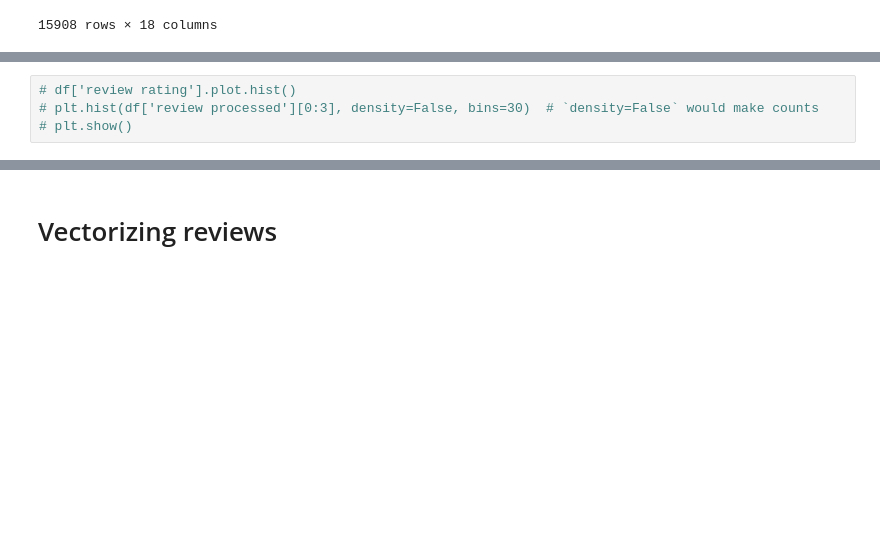
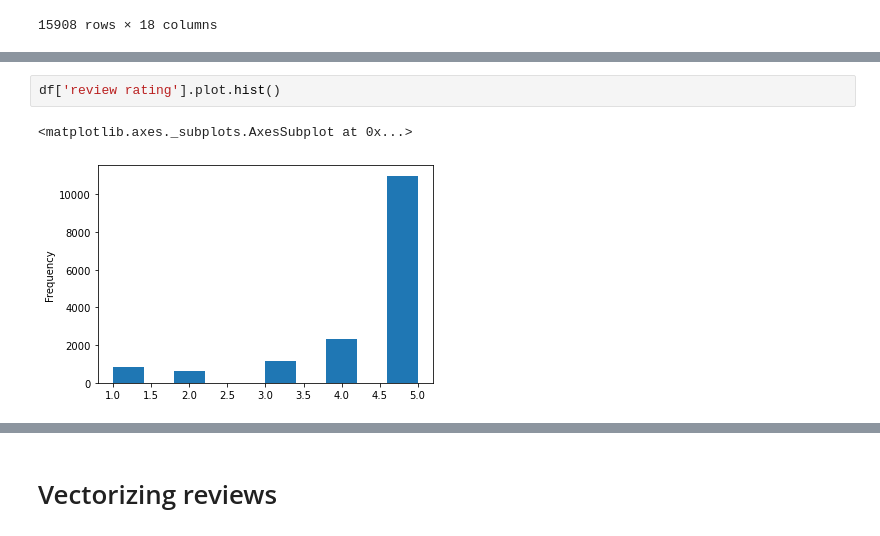
Before and after one commit to JGomez89/Project3-textmining-linearregression, a Jupyter notebook: Technique_1&2.ipynb, the cells around one changed output, grey strips where cells are left out. Drawn from its saved outputs; the diff is of its cells as text; blank space fills up the shorter version.

```diff
--- a/Technique_1&2.ipynb
+++ b/Technique_1&2.ipynb
@@ -186,4 +177,5 @@ plt.show()
-# %%
-# df['review rating'].plot.hist()
-# plt.hist(df['review processed'][0:3], density=False, bins=30)  # `density=False` would make counts
-# plt.show()
+# %%
+df['review rating'].plot.hist()
+# %% [output]
+<matplotlib.axes._subplots.AxesSubplot at 0x...>
+[figure, added]
```
Also changed, not shown: parts of 19 cells of this notebook.
